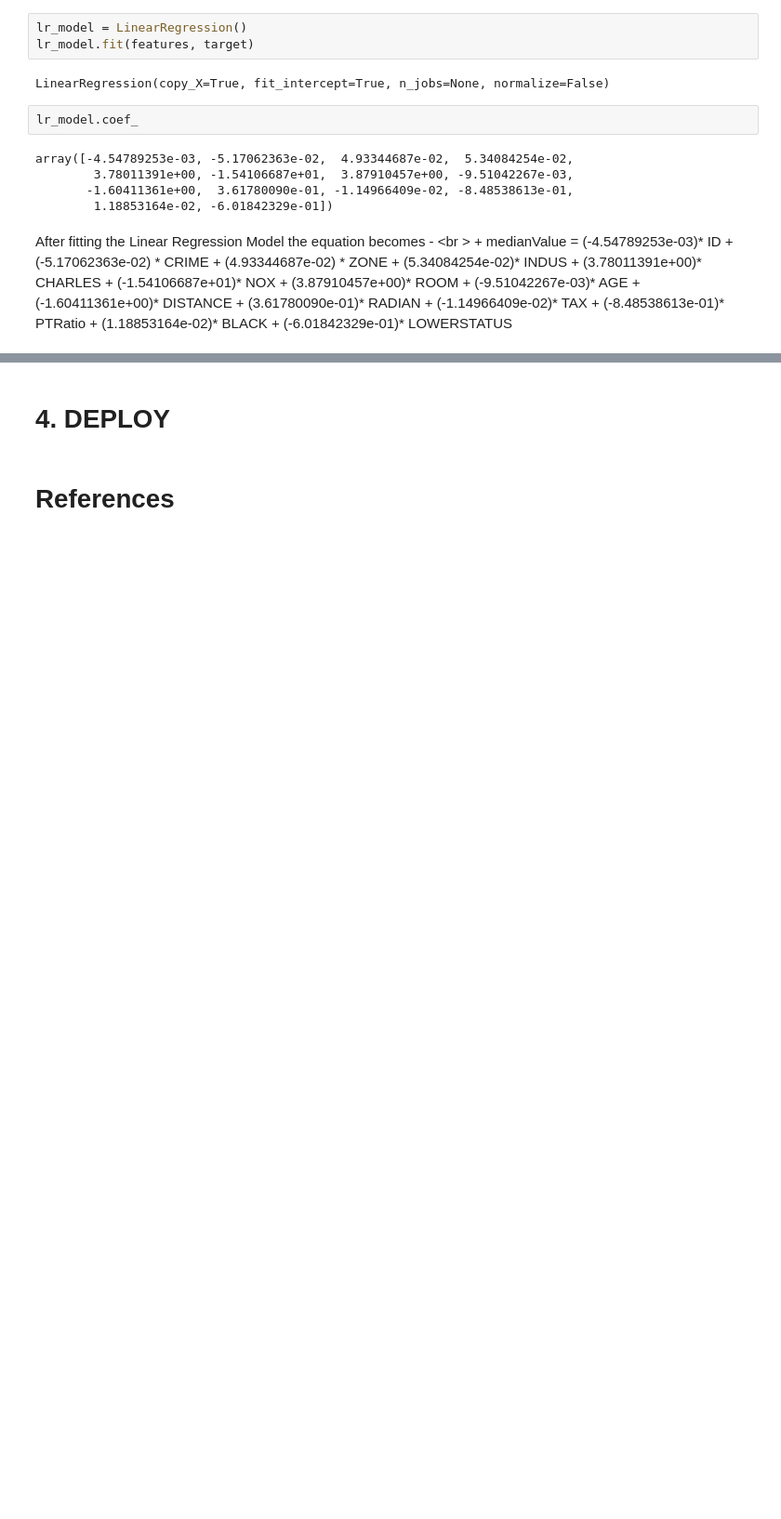
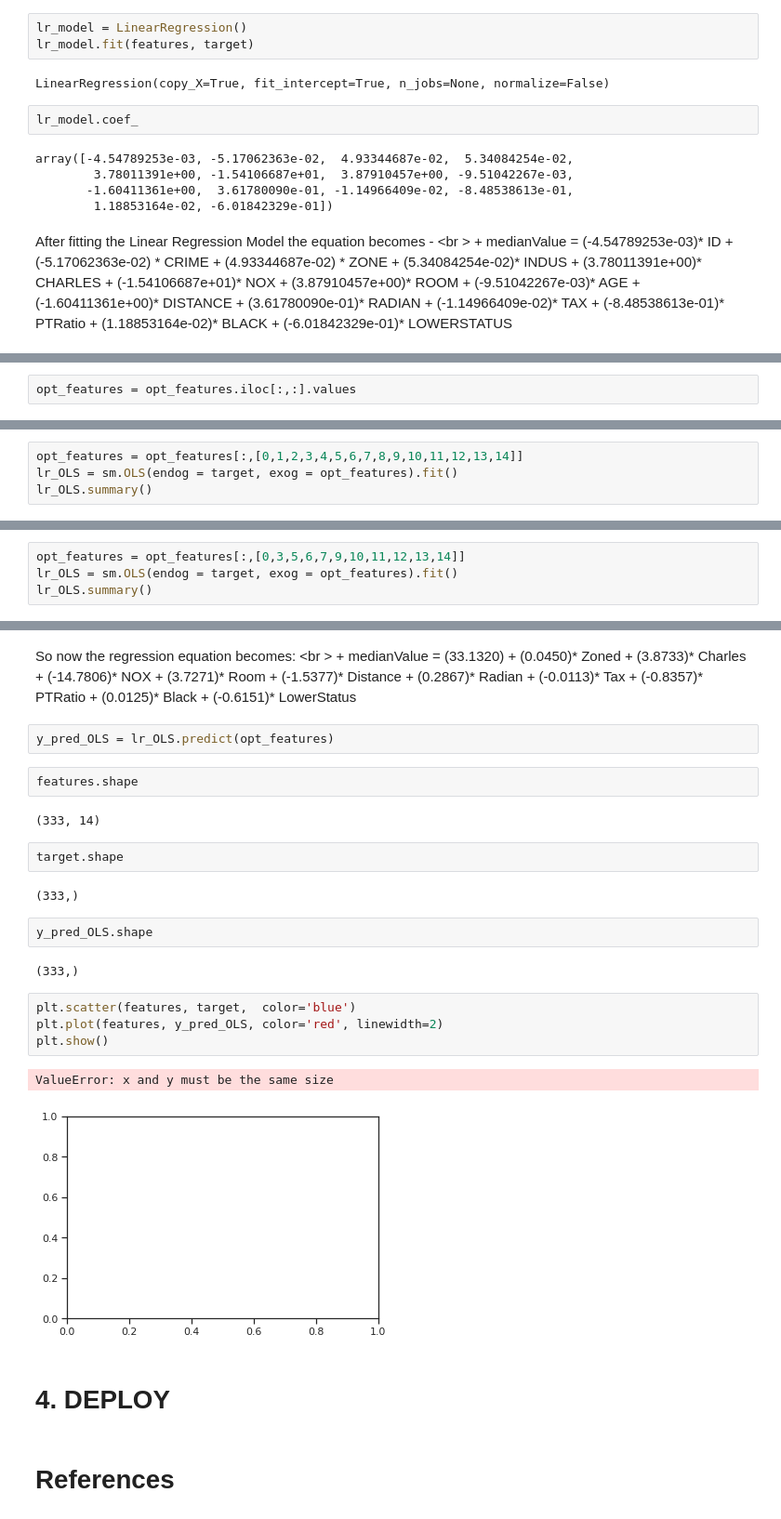
Before and after one commit to varushij/Boston-Housing, a Jupyter notebook: Boston Housing Prices.ipynb, the cells around one changed output, grey strips where cells are left out. Shown at 93% size. Cells and saved outputs as stored; diff of their text form; blank space fills up the shorter version.

```diff
--- a/Boston Housing Prices.ipynb
+++ b/Boston Housing Prices.ipynb
@@ -271,0 +315,2 @@ After fitting the Linear Regression Model the equation becomes -  <br \>
+# %%
+opt_features = opt_features.iloc[:,:].values
@@ -271,0 +319,4 @@ After fitting the Linear Regression Model the equation becomes -  <br \>
+# %%
+opt_features = opt_features[:,[0,1,2,3,4,5,6,7,8,9,10,11,12,13,14]]
+lr_OLS = sm.OLS(endog = target, exog = opt_features).fit()
+lr_OLS.summary()
@@ -271,0 +361,4 @@ After fitting the Linear Regression Model the equation becomes -  <br \>
+# %%
+opt_features = opt_features[:,[0,3,5,6,7,9,10,11,12,13,14]]
+lr_OLS = sm.OLS(endog = target, exog = opt_features).fit()
+lr_OLS.summary()
@@ -272,3 +396,30 @@ After fitting the Linear Regression Model the equation becomes -  <br \>
+# %% [markdown]
+So now the regression equation becomes: <br \>
+    + medianValue = (33.1320) + (0.0450)* Zoned + (3.8733)* Charles + (-14.7806)* NOX +
+                    (3.7271)* Room + (-1.5377)* Distance + (0.2867)* Radian +
+                    (-0.0113)* Tax + (-0.8357)* PTRatio + (0.0125)* Black +
+                    (-0.6151)* LowerStatus
+# %%
+y_pred_OLS = lr_OLS.predict(opt_features)
+# %%
+features.shape
+# %% [output]
+(333, 14)
+# %%
+target.shape
+# %% [output]
+(333,)
+# %%
+y_pred_OLS.shape
+# %% [output]
+(333,)
+# %%
+plt.scatter(features, target,  color='blue')
+plt.plot(features, y_pred_OLS, color='red', linewidth=2)
+plt.show()
+# %% [output]
+ValueError: x and y must be the same size
+[figure, added]
 # %% [markdown]
 # 4. DEPLOY
 # %% [markdown]
```
Also changed, not shown: parts of 16 cells of this notebook.
